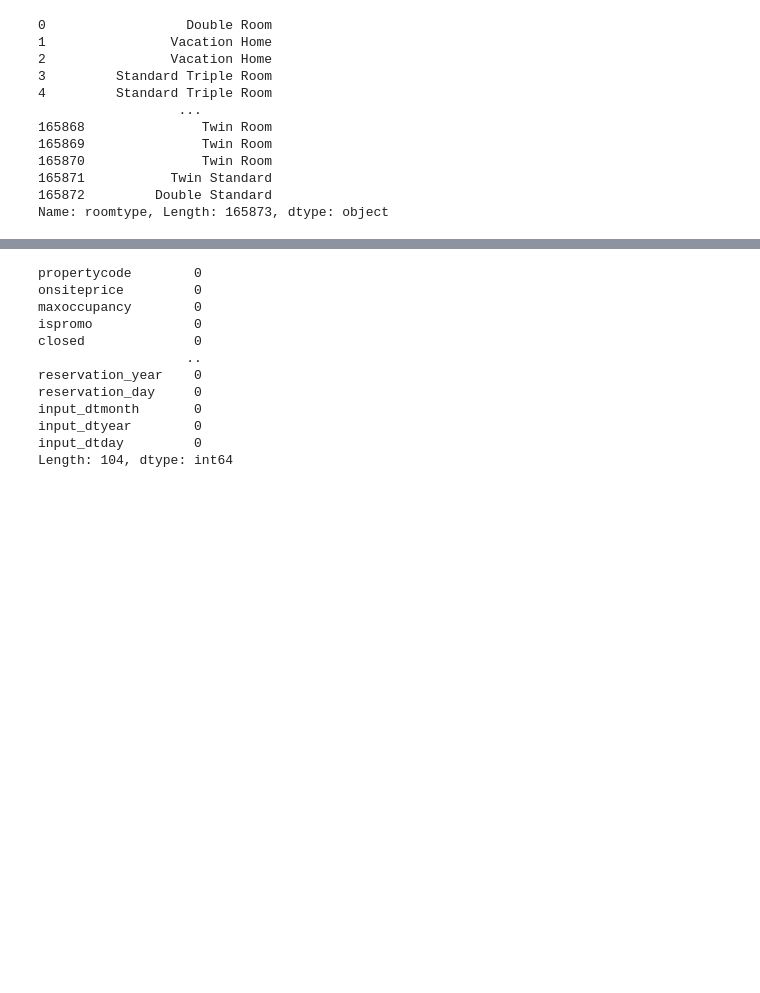
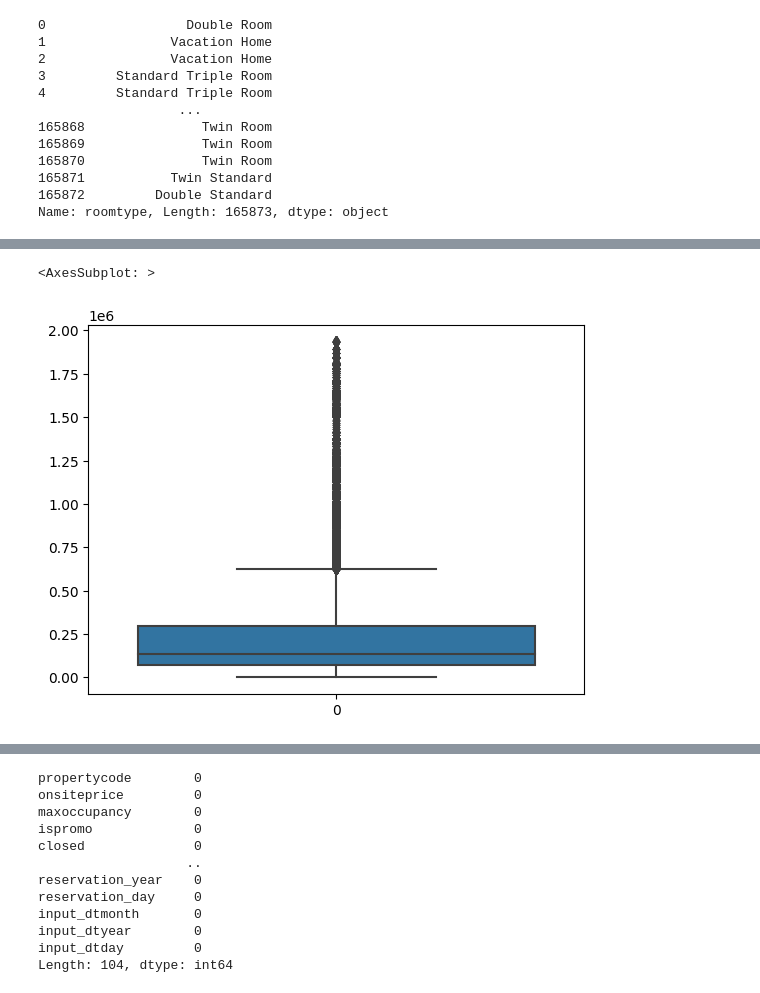
Before and after one commit to M-Ammar1112/Hotel-Room-Price-Prediction, a Jupyter notebook: MLProject.ipynb, the cells around one changed output, grey strips where cells are left out. Saved outputs shown, nothing was run; the diff lists cells and outputs as text; code cells hidden in the pictures; blank space fills up the shorter version.

```diff
--- a/MLProject.ipynb
+++ b/MLProject.ipynb
@@ -959,0 +956,19 @@ KeyError: "['roomtype'] not found in axis"
+# %%
+percentile25 = df1['onsiteprice'].quantile(0.25)
+percentile75 = df1['onsiteprice'].quantile(0.75)
+iqr = percentile75 - percentile25
+upper_limit = percentile75 + 1.5 * iqr
+lower_limit = percentile25 - 1.5 * iqr
+df1 = df1[(df1['onsiteprice'] < upper_limit) & (df1['onsiteprice'] > lower_limit)]
+# %%
+percentile25 = df1['propertycode'].quantile(0.25)
+percentile75 = df1['propertycode'].quantile(0.75)
+iqr = percentile75 - percentile25
+upper_limit = percentile75 + 1.5 * iqr
+lower_limit = percentile25 - 1.5 * iqr
+df1 = df1[(df1['propertycode'] < upper_limit) & (df1['propertycode'] > lower_limit)]
+# %%
+sns.boxplot(df1["propertycode"])
+# %% [output]
+<AxesSubplot: >
+[figure, added]
```
Also changed, not shown: parts of 19 cells of this notebook.
